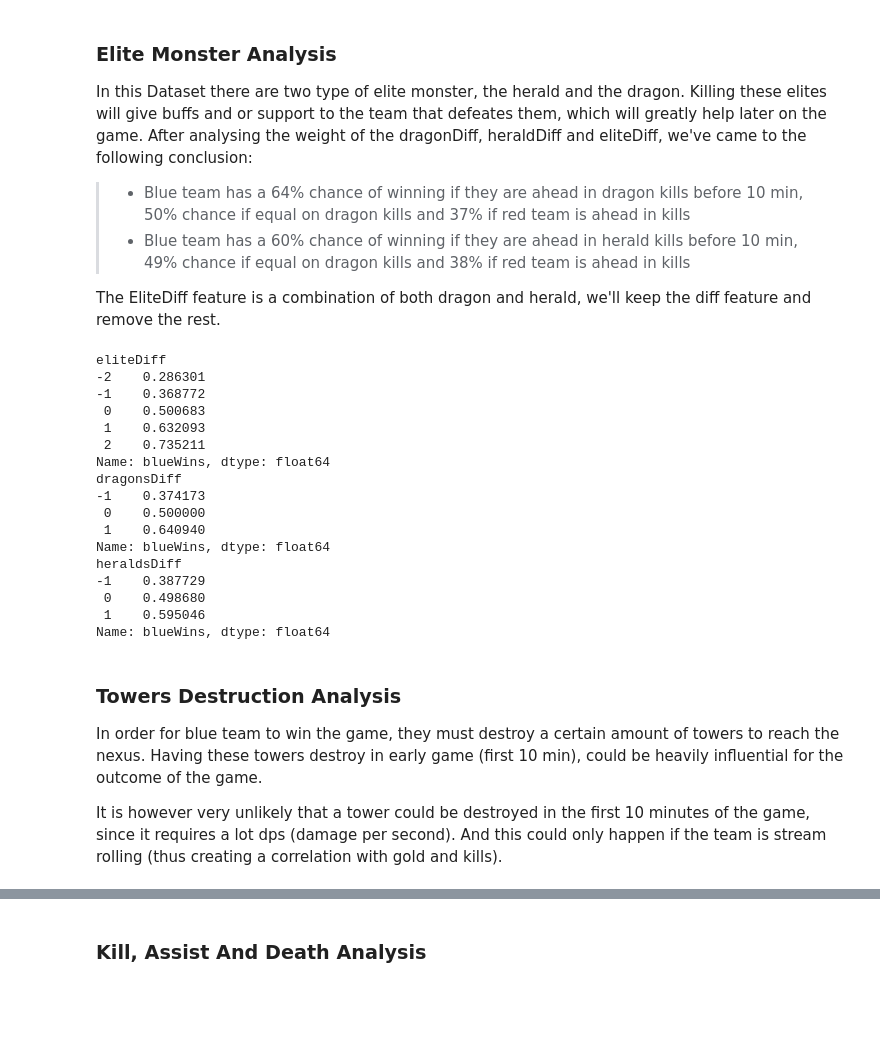
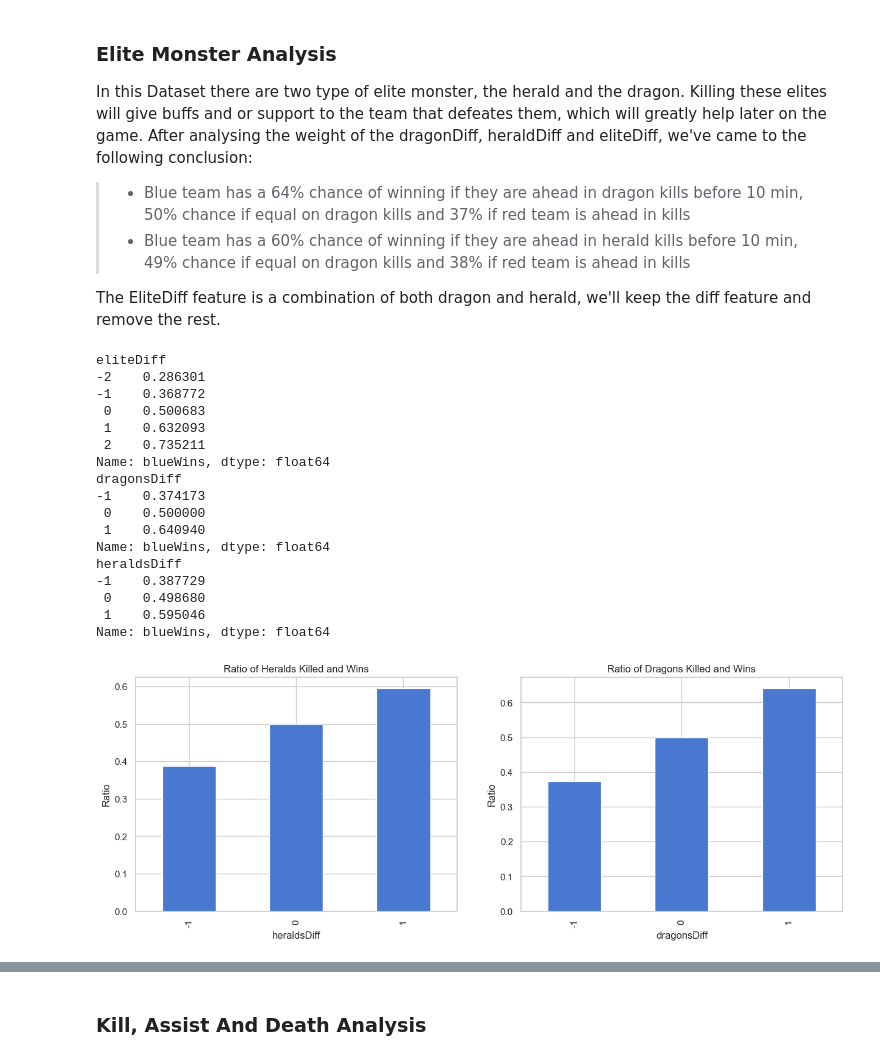
Before and after one commit to Asabe041/devoir1CSI4506, a Jupyter notebook: LeagueOfLegendsMLNoteBook.ipynb, the cells around one changed output, grey strips where cells are left out. Cells and saved outputs as stored; diff of their text form; code cells hidden in the pictures; blank space fills up the shorter version.

```diff
--- a/LeagueOfLegendsMLNoteBook.ipynb
+++ b/LeagueOfLegendsMLNoteBook.ipynb
@@ -284,36 +280,42 @@ current_df['dragonsDiff'] = current_df['blueDragons'] - current_df['redDragons']
 current_df['heraldsDiff'] = current_df['blueHeralds'] - current_df['redHeralds']
 current_df['eliteDiff'] = current_df['blueEliteMonsters'] - current_df['redEliteMonsters']
 
 data = pd.concat([target, current_df], axis=1)
 
 eliteGroups = data.groupby(['eliteDiff'])['blueWins'].mean()
 dragonGroups = data.groupby(['dragonsDiff'])['blueWins'].mean()
 heraldGroups = data.groupby(['heraldsDiff'])['blueWins'].mean()
 
+fig, ax = plt.subplots(1,2,figsize=(15,5))
+
+dragonGroups.plot(kind='bar', ax=ax[1])
+ax[1].set_title('Ratio of Dragons Killed and Wins')
+ax[1].set_ylabel('Ratio')
+
+heraldGroups.plot(kind='bar', ax=ax[0])
+ax[0].set_title('Ratio of Heralds Killed and Wins')
+ax[0].set_ylabel('Ratio')
+
 print(eliteGroups)
 print(dragonGroups)
 print(heraldGroups)
 # %% [output]
 eliteDiff
 -2    0.286301
 -1    0.368772
  0    0.500683
  1    0.632093
  2    0.735211
 Name: blueWins, dtype: float64
 dragonsDiff
 -1    0.374173
  0    0.500000
  1    0.640940
 Name: blueWins, dtype: float64
 heraldsDiff
 -1    0.387729
  0    0.498680
  1    0.595046
 Name: blueWins, dtype: float64
+[figure, added]
-# %% [markdown]
-### Towers Destruction Analysis
-In order for blue team to win the game, they must destroy a certain amount of towers to reach the nexus. Having these towers destroy in early game (first 10 min), could be heavily influential for the outcome of the game.
-
-It is however very unlikely that a tower could be destroyed in the first 10 minutes of the game, since it requires a lot dps (damage per second). And this could only happen if the team is stream rolling (thus creating a correlation with gold and kills).
 # %%
```
Also changed, not shown: parts of 35 cells of this notebook.
